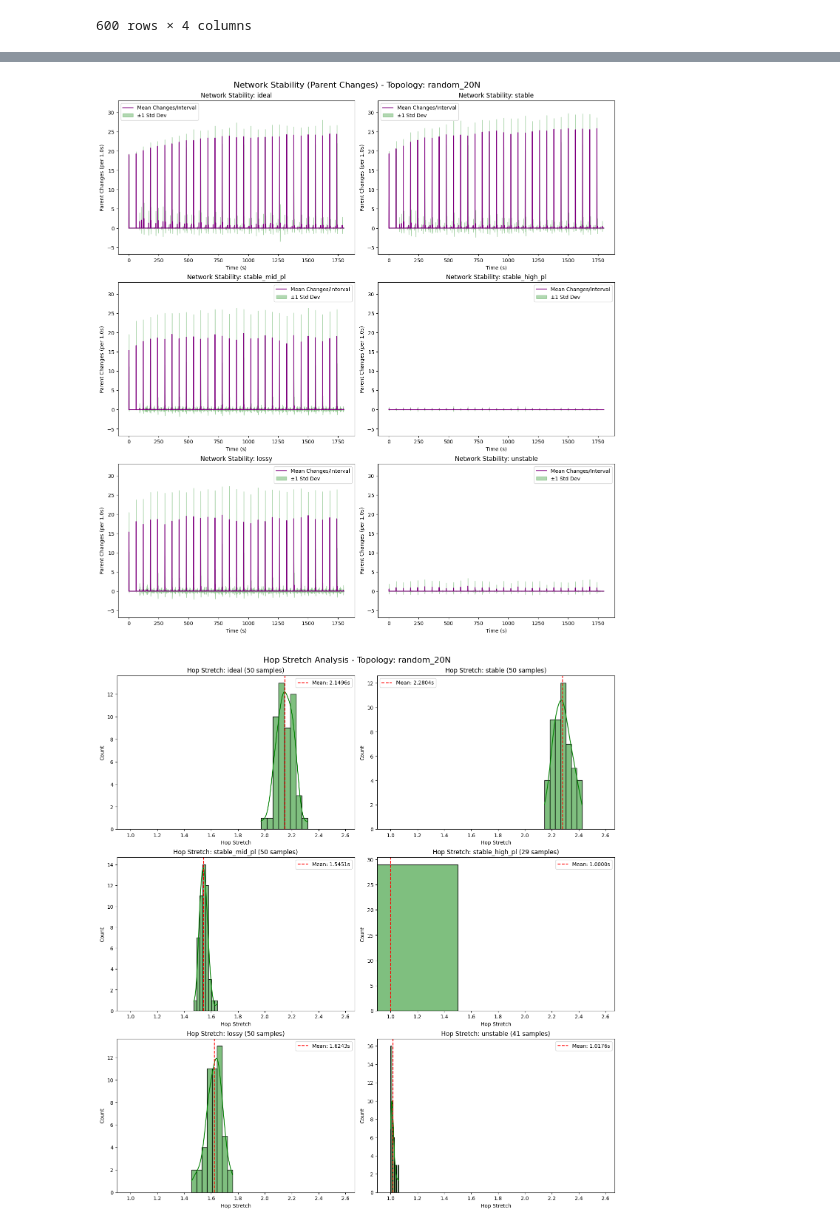
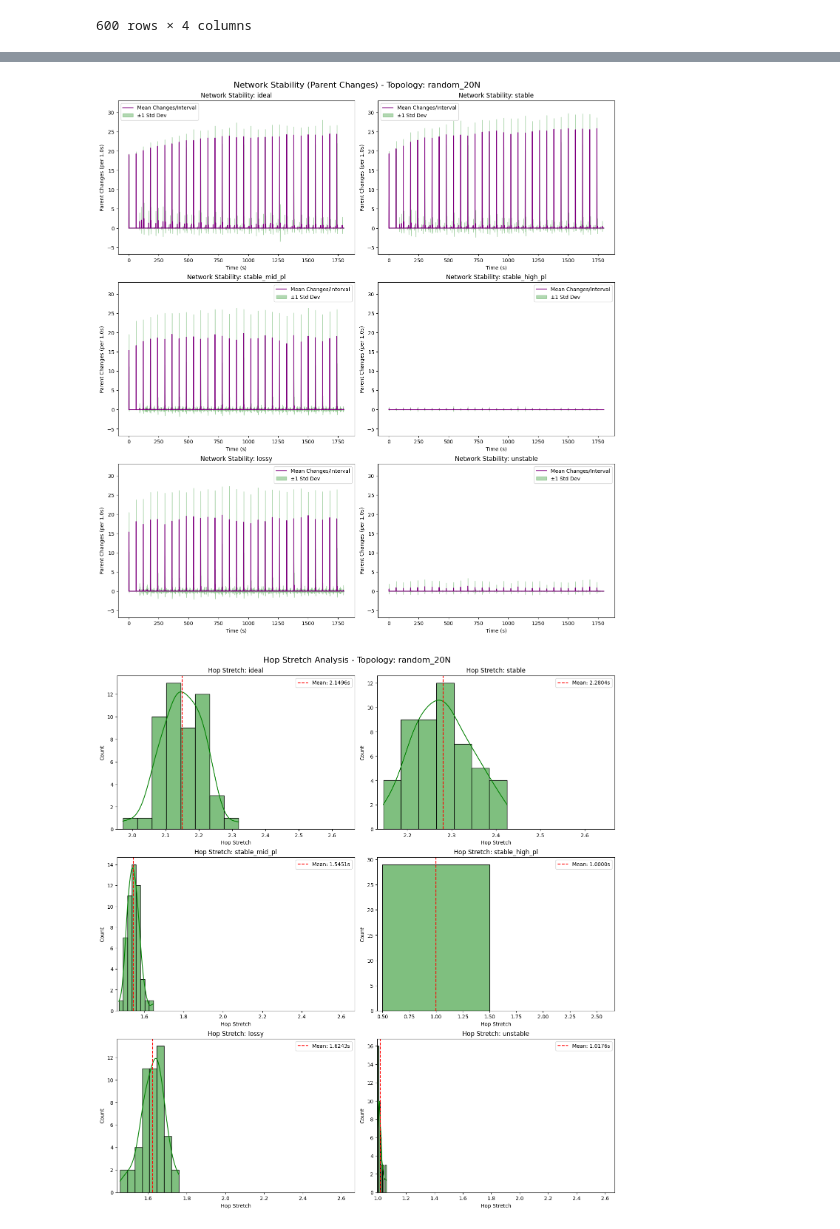
Before and after one commit to damiano-salvaterra/SPE-project, a Jupyter notebook: src/evaluation/process_results.ipynb, the cells around one changed output, grey strips where cells are left out. Drawn from its saved outputs; the diff is of its cells as text; code cells hidden in the pictures.

```diff
--- a/src/evaluation/process_results.ipynb
+++ b/src/evaluation/process_results.ipynb
@@ -136,7 +142,7 @@ hs_df = pd.concat(hs_ch_dfs, ignore_index=True)
 results_df = results_df.merge(hs_df, on=["channel_id", "rep_id"], how="left")
 # %%
 def get_antithetic_metrics(
-    df: pd.DataFrame, metrics: list[str] = ["pdr", "latency", "hop_stretch"]
+    df: pd.DataFrame, metrics: list[str] = ["pdr", "latency", "hop_stretch", "avg_connectivity"]
 ):
     mask_antithetic = df["rep_id"].str.contains("antithetic", na=False)
 
@@ -302,43 +294,53 @@ for idx, channel_res in enumerate(topo_results.channels):
     ax = axes_hs[idx]
 
     if len(channel_data) > 0:
+        sns.histplot(
+            data=channel_data,
+            x="hop_stretch",
+            kde=True,
+            color="green",
+            ax=ax,
+        )
+
         mean_val = channel_data["hop_stretch"].mean()
-        sns.histplot(channel_data["hop_stretch"], kde=True, ax=ax, color="green")
         ax.axvline(
             mean_val, color="red", linestyle="--", label=f"Mean: {mean_val:.4f}s"
         )
-        ax.set_title(
-            f"Hop Stretch: {channel_res.channel_type} ({len(channel_data.hop_stretch.dropna())} samples)"
-        )
+
+        ax.set_title(f"Hop Stretch: {channel_res.channel_type}")
         ax.set_xlabel("Hop Stretch")
+        ax.set_ylabel("Count")
+
+        ax.set_xlim(right=results_df["hop_stretch"].max() * 1.1)
+
         ax.legend()
-        ax.set_xlim(0.9, results_df["hop_stretch"].max() * 1.1)
+
     else:
         ax.text(0.5, 0.5, "No Data", ha="center", va="center")
 
 # Hide unused subplots
 for i in range(idx + 1, len(axes_pdr)):
     axes_pdr[i].axis("off")
     axes_lat[i].axis("off")
     axes_pc[i].axis("off")
     axes_hs[i].axis("off")
 
 # Add Global Titles
 fig_pdr.suptitle(f"PDR Analysis - Topology: {TOPOLOGY_FOLDER_TO_ANALYZE}", fontsize=16)
 fig_lat.suptitle(
     f"E2E Latency Analysis - Topology: {TOPOLOGY_FOLDER_TO_ANALYZE}", fontsize=16
 )
 fig_pc.suptitle(
     f"Network Stability (Parent Changes) - Topology: {TOPOLOGY_FOLDER_TO_ANALYZE}",
     fontsize=16,
 )
 fig_hs.suptitle(
     f"Hop Stretch Analysis - Topology: {TOPOLOGY_FOLDER_TO_ANALYZE}", fontsize=16
 )
 
 plt.show()
 # %% [output]
 [figure]
 [figure]
 [figure]
-[figure, old version]
+[figure, new version]
```
Also changed, not shown: parts of 4 cells of this notebook.
